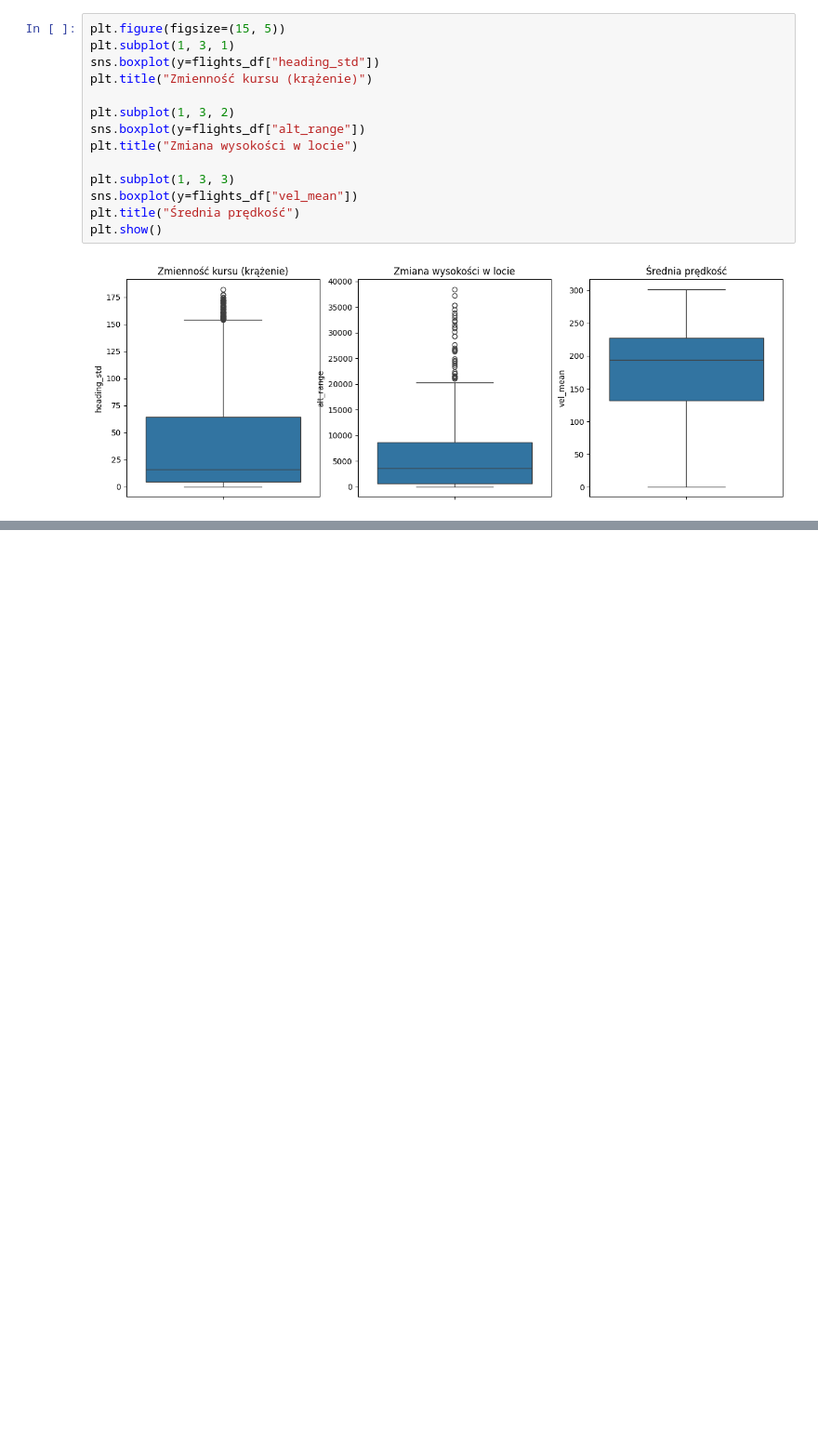
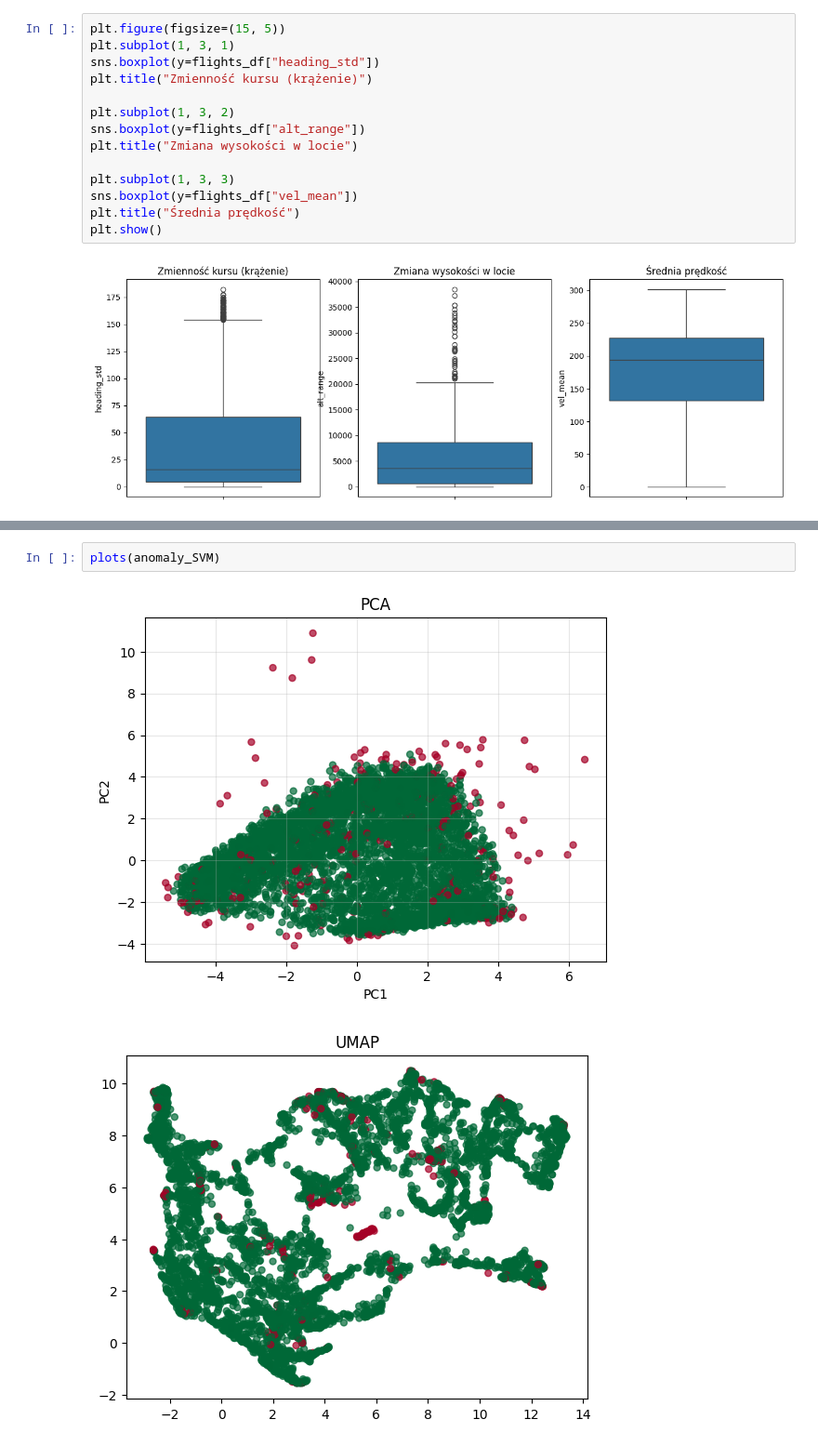
Before and after one commit to krzkapera/wdzd, a Jupyter notebook: src/lol.ipynb, the cells around one changed output, grey strips where cells are left out. Shown at 93% size. Saved outputs shown, nothing was run; the diff lists cells and outputs as text; blank space fills up the shorter version.

```diff
--- a/src/lol.ipynb
+++ b/src/lol.ipynb
@@ -321,0 +417,5 @@ Name: count, dtype: int64
+# %%
+plots(anomaly_SVM)
+# %% [output]
+[figure, added]
+[figure, added]
```
Also changed, not shown: parts of 4 cells of this notebook.
